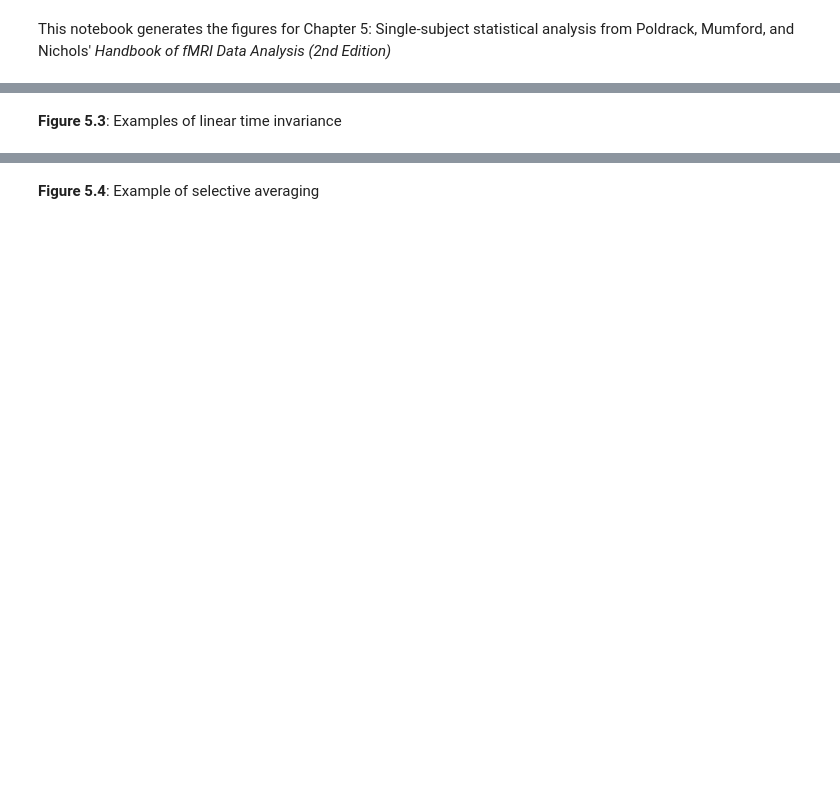
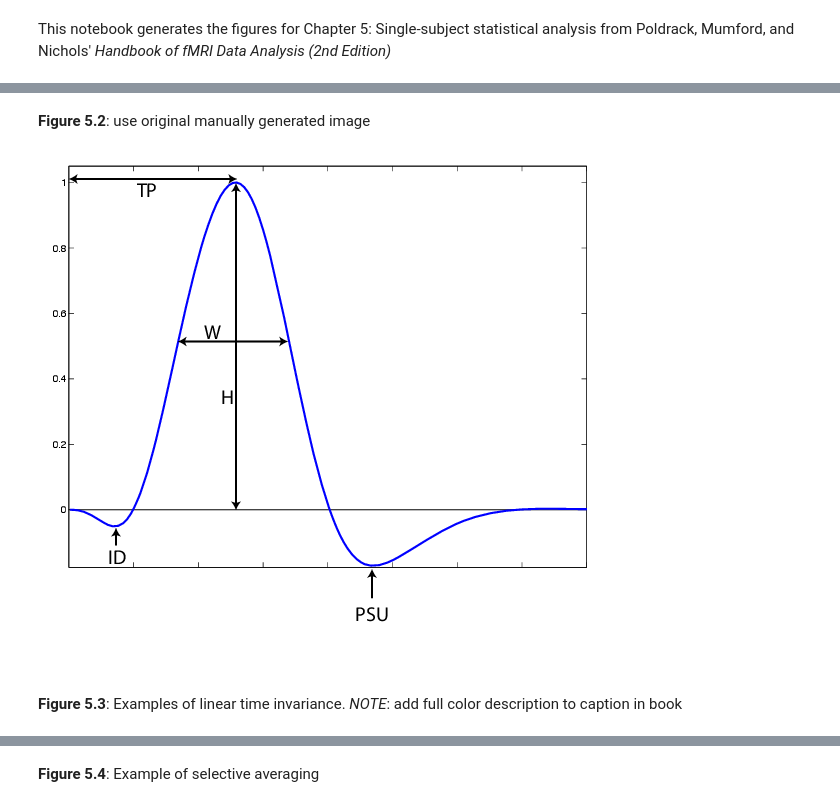
Before and after one commit to poldrack/fmri-handbook-2e-code, a Jupyter notebook: notebooks/Chapter5-SingleSubjectAnalysis/Chapter5-SingleSubjectAnalysis.ipynb, the cells around one changed output, grey strips where cells are left out. Saved outputs shown, nothing was run; the diff lists cells and outputs as text; code cells hidden in the pictures; blank space fills up the shorter version.

```diff
--- a/notebooks/Chapter5-SingleSubjectAnalysis/Chapter5-SingleSubjectAnalysis.ipynb
+++ b/notebooks/Chapter5-SingleSubjectAnalysis/Chapter5-SingleSubjectAnalysis.ipynb
@@ -42,2 +62,8 @@ __Figure 5.2__: Features of HRF
+# %% [markdown]
+__Figure 5.2__: use original manually generated image
+# %%
+WImage(filename=os.path.join(orig_figuredir,'Figure_5_2.pdf'))
+# %% [output]
+[figure, added]
 # %% [markdown]
-__Figure 5.3__: Examples of linear time invariance
+__Figure 5.3__: Examples of linear time invariance.  _NOTE_: add full color description to caption in book
```
Also changed, not shown: parts of 31 cells of this notebook.
